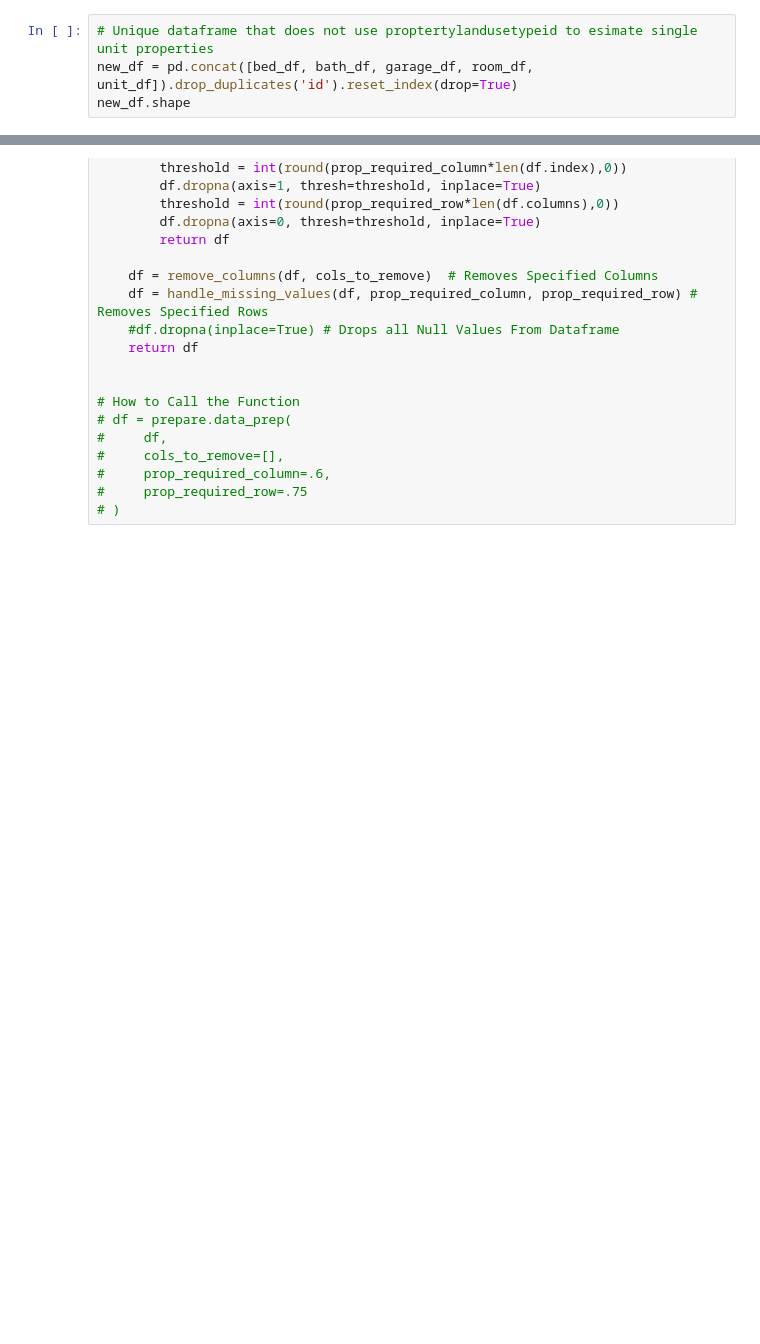
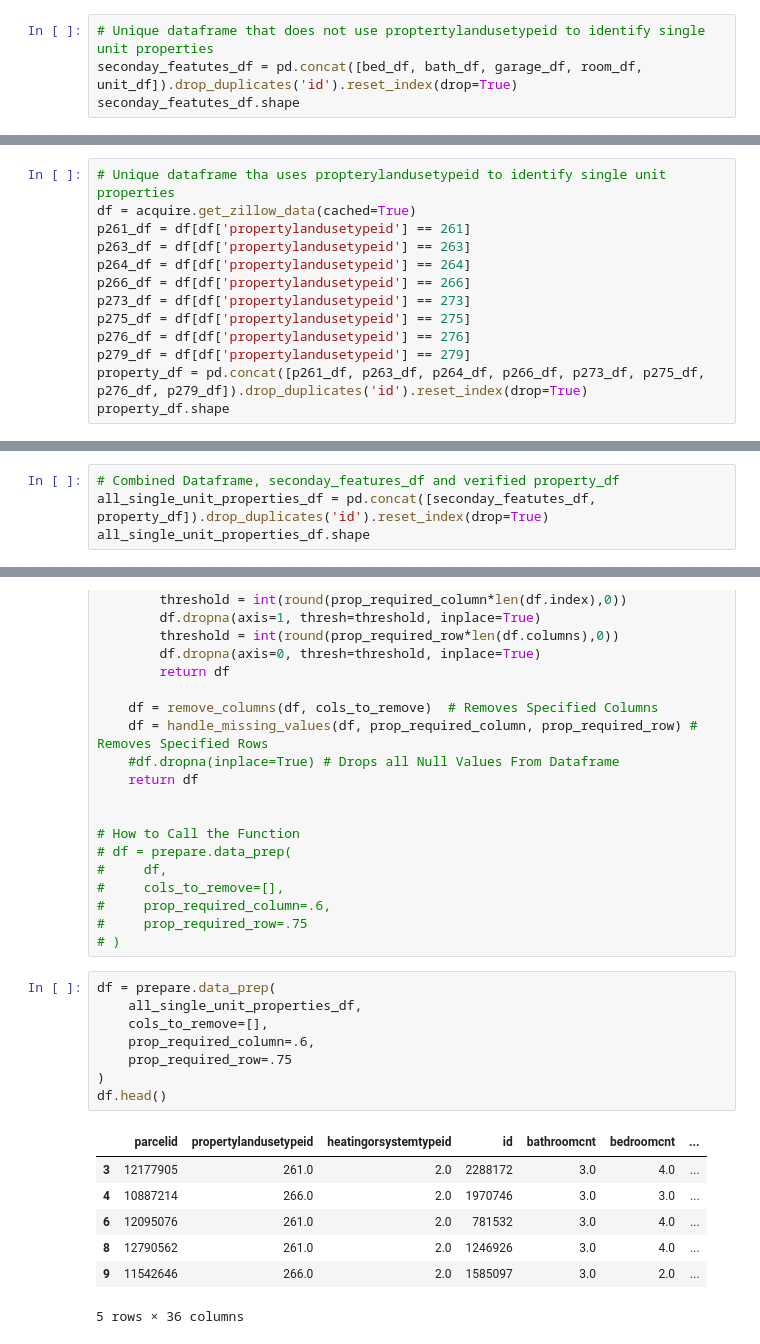
Before and after one commit to CSolitaire/clustering-exercises, a Jupyter notebook: zillow.ipynb, the cells around one changed output, grey strips where cells are left out. Cells and saved outputs as stored; diff of their text form; blank space fills up the shorter version.

```diff
--- a/zillow.ipynb
+++ b/zillow.ipynb
@@ -305,9 +301,9 @@ bath_df.shape
 # %% [output]
 (76789, 70)
 # %%
-# Unique dataframe that does not use proptertylandusetypeid to esimate single unit properties
-new_df = pd.concat([bed_df, bath_df, garage_df, room_df, unit_df]).drop_duplicates('id').reset_index(drop=True)
-new_df.shape
+# Unique dataframe that does not use proptertylandusetypeid to identify single unit properties
+seconday_featutes_df = pd.concat([bed_df, bath_df, garage_df, room_df, unit_df]).drop_duplicates('id').reset_index(drop=True)
+seconday_featutes_df.shape
 # %% [output]
 (76871, 70)
 # %%
@@ -333,0 +312,13 @@ new_df.parcelid.value_counts(ascending=False)
+# %%
+# Unique dataframe tha uses propterylandusetypeid to identify single unit properties
+df = acquire.get_zillow_data(cached=True)
+p261_df = df[df['propertylandusetypeid'] == 261]
+p263_df = df[df['propertylandusetypeid'] == 263]
+p264_df = df[df['propertylandusetypeid'] == 264]
+p266_df = df[df['propertylandusetypeid'] == 266]
+p273_df = df[df['propertylandusetypeid'] == 273]
+p275_df = df[df['propertylandusetypeid'] == 275]
+p276_df = df[df['propertylandusetypeid'] == 276]
+p279_df = df[df['propertylandusetypeid'] == 279]
+property_df = pd.concat([p261_df, p263_df, p264_df, p266_df, p273_df, p275_df, p276_df, p279_df]).drop_duplicates('id').reset_index(drop=True)
+property_df.shape
@@ -333,0 +327,4 @@ new_df.parcelid.value_counts(ascending=False)
+# %%
+# Combined Dataframe, seconday_features_df and verified property_df
+all_single_unit_properties_df = pd.concat([seconday_featutes_df, property_df]).drop_duplicates('id').reset_index(drop=True)
+all_single_unit_properties_df.shape
@@ -361,3 +391,19 @@ def data_prep(df, cols_to_remove=[], prop_required_column=.5, prop_required_row=
 #     prop_required_column=.6,
 #     prop_required_row=.75
 # )
+# %%
+df = prepare.data_prep(
+    all_single_unit_properties_df,
+    cols_to_remove=[],
+    prop_required_column=.6,
+    prop_required_row=.75
+)
+df.head()
+# %% [output]
+|  | parcelid | propertylandusetypeid | heatingorsystemtypeid | id | bathroomcnt | bedroomcnt | ... |
+| 3 | 12177905 | 261.0 | 2.0 | 2288172 | 3.0 | 4.0 | ... |
+| 4 | 10887214 | 266.0 | 2.0 | 1970746 | 3.0 | 3.0 | ... |
+| 6 | 12095076 | 261.0 | 2.0 | 781532 | 3.0 | 4.0 | ... |
+| 8 | 12790562 | 261.0 | 2.0 | 1246926 | 3.0 | 4.0 | ... |
+| 9 | 11542646 | 266.0 | 2.0 | 1585097 | 3.0 | 2.0 | ... |
+5 rows × 36 columns
```
Also changed, not shown: parts of 17 cells of this notebook, 1 other file.
